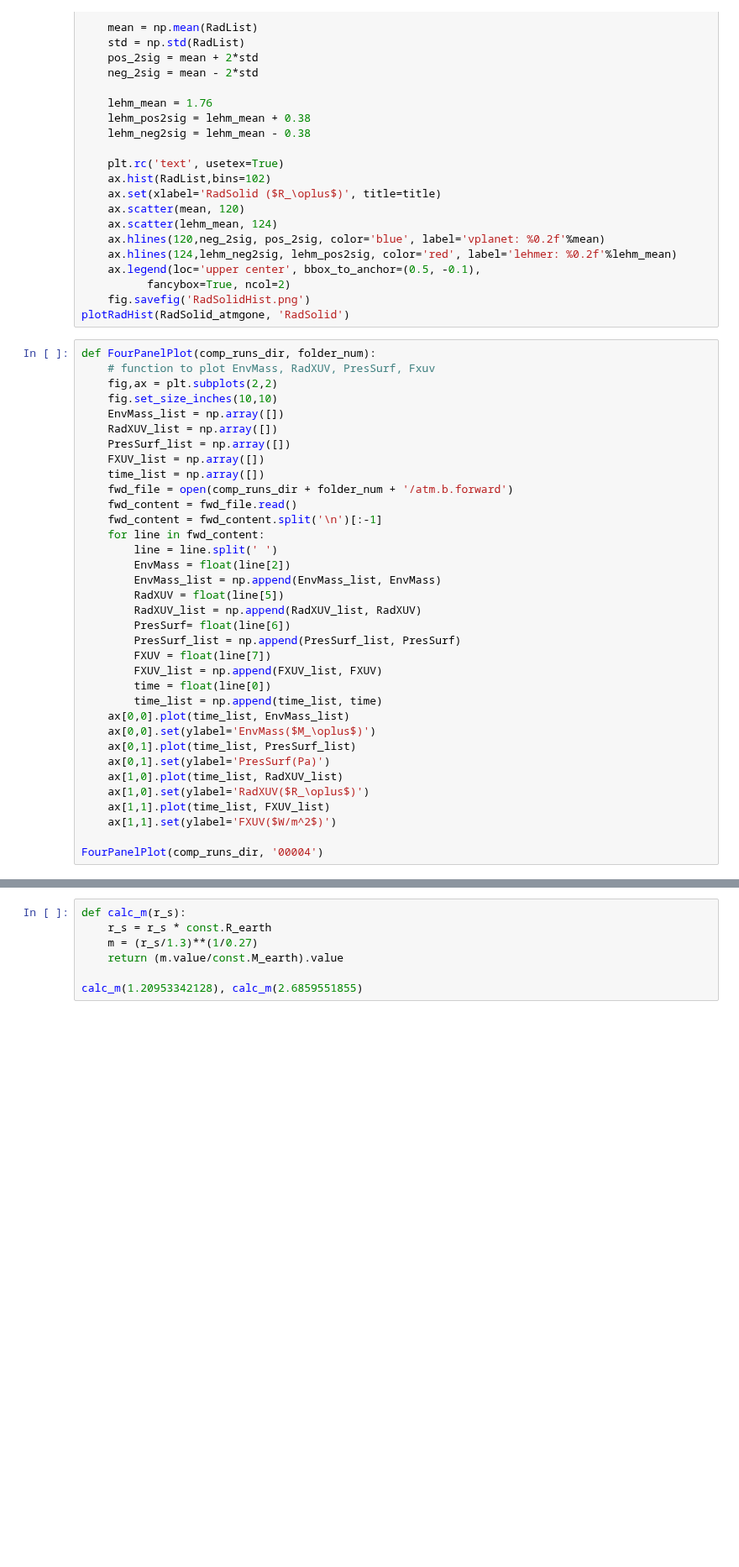
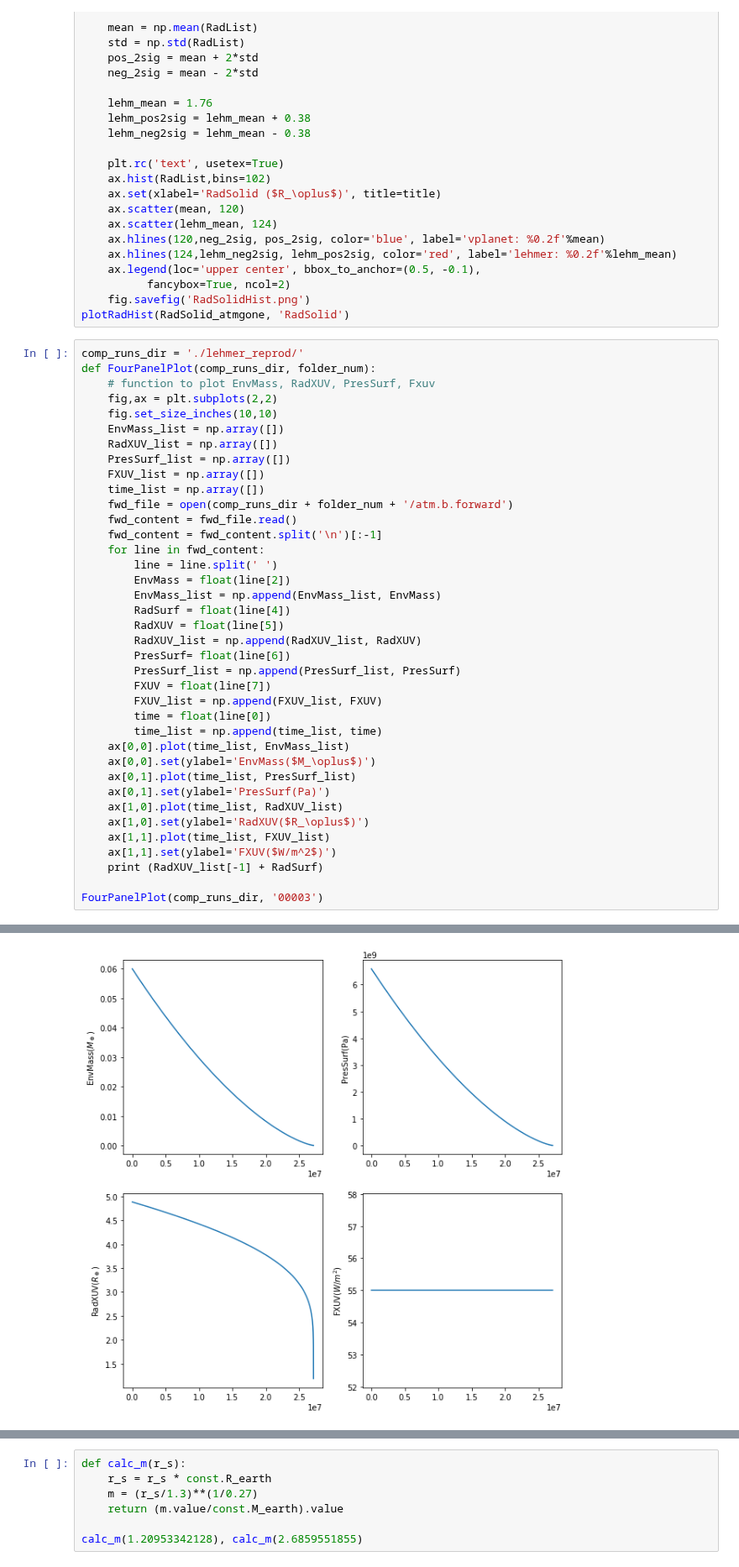
Before and after one commit to dm1681/Merging_Perts, a Jupyter notebook: Research/Merging_Perts/lehmer_reprod.ipynb, the cells around one changed output, grey strips where cells are left out. Shown at 84% size. Drawn from its saved outputs; the diff is of its cells as text; blank space fills up the shorter version.

Commit message:
updated lehmer scripts

```diff
--- a/Research/Merging_Perts/lehmer_reprod.ipynb
+++ b/Research/Merging_Perts/lehmer_reprod.ipynb
@@ -260,6 +260,7 @@ def plotRadHist(RadList,title):
     fig.savefig('RadSolidHist.png')
 plotRadHist(RadSolid_atmgone, 'RadSolid')
 # %%
+comp_runs_dir = './lehmer_reprod/'
 def FourPanelPlot(comp_runs_dir, folder_num):
     # function to plot EnvMass, RadXUV, PresSurf, Fxuv
     fig,ax = plt.subplots(2,2)
@@ -276,6 +277,7 @@ def FourPanelPlot(comp_runs_dir, folder_num):
         line = line.split(' ')
         EnvMass = float(line[2])
         EnvMass_list = np.append(EnvMass_list, EnvMass)
+        RadSurf = float(line[4])
         RadXUV = float(line[5])
         RadXUV_list = np.append(RadXUV_list, RadXUV)
         PresSurf= float(line[6])
@@ -292,5 +294,7 @@ def FourPanelPlot(comp_runs_dir, folder_num):
     ax[1,0].set(ylabel='RadXUV($R_\oplus$)')
     ax[1,1].plot(time_list, FXUV_list)
     ax[1,1].set(ylabel='FXUV($W/m^2$)')
+    print (RadXUV_list[-1] + RadSurf)
 
-FourPanelPlot(comp_runs_dir, '00004')
+FourPanelPlot(comp_runs_dir, '00003')
+# %% [output]
@@ -297,3 +302,4 @@ FourPanelPlot(comp_runs_dir, '00004')
+[figure, added]
 # %%
 '''
 to do:
```
Also changed, not shown: parts of 5 cells of this notebook, 2 other files.
